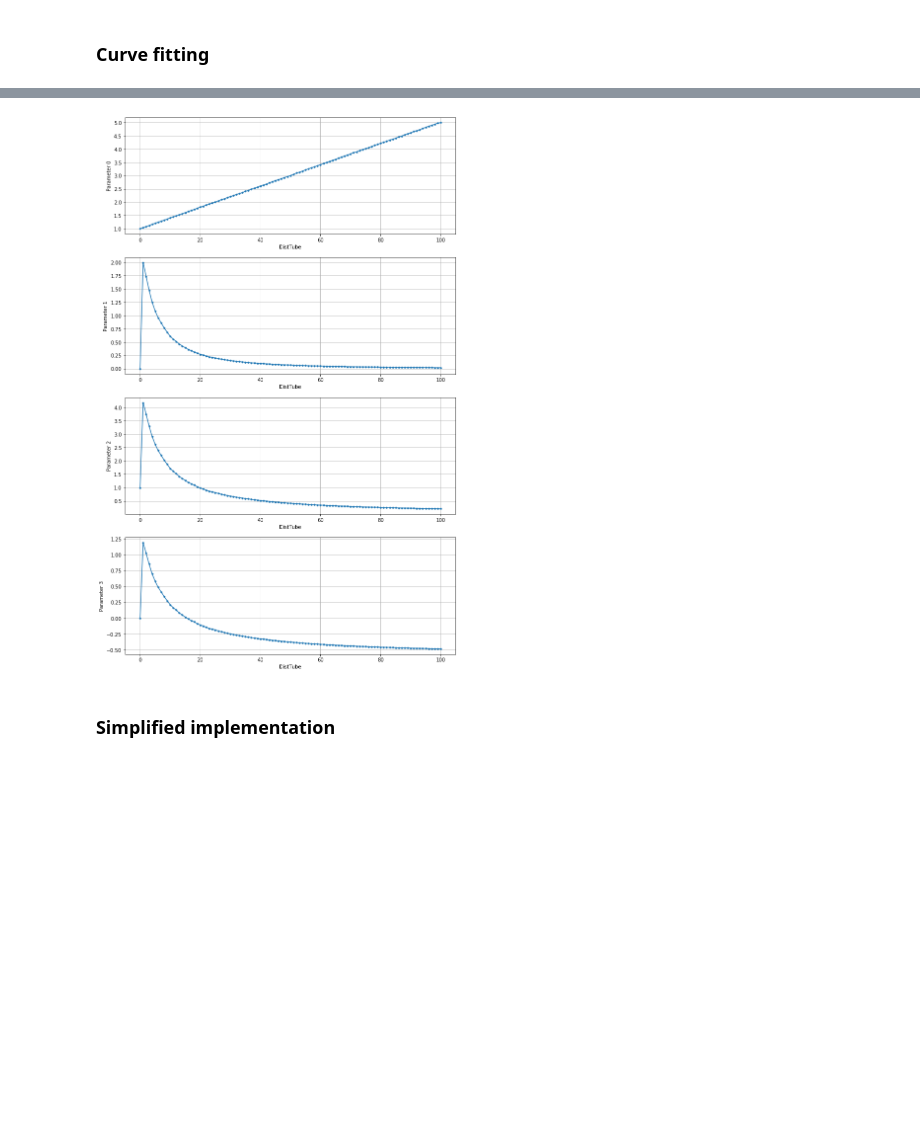
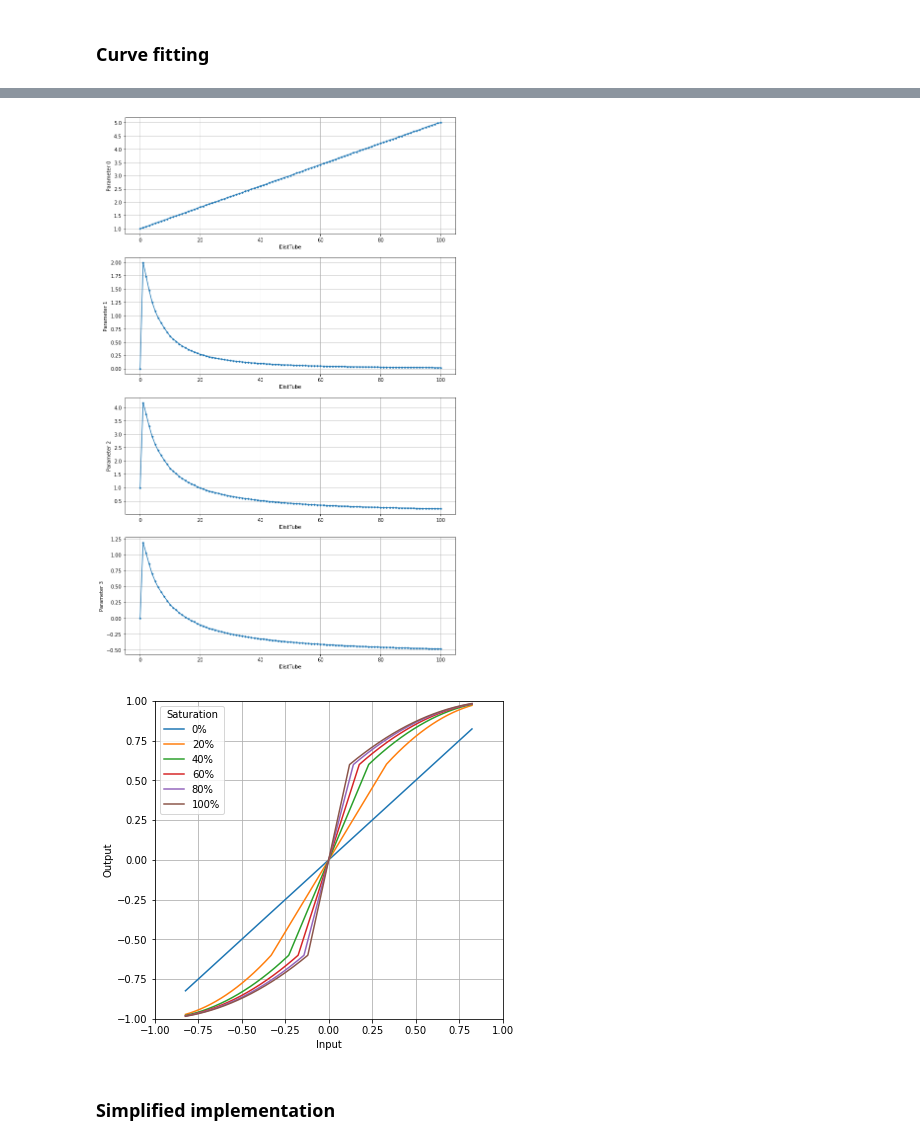
Before and after one commit to soerenbnoergaard/reverse-camel, a Jupyter notebook: notebook/Camel Crusher analysis.ipynb, the cells around one changed output, grey strips where cells are left out. Saved outputs shown, nothing was run; the diff lists cells and outputs as text; code cells hidden in the pictures; blank space fills up the shorter version.

```diff
--- a/notebook/Camel Crusher analysis.ipynb
+++ b/notebook/Camel Crusher analysis.ipynb
@@ -164,18 +164,33 @@ decorate_io_plot(ax)
 # %%
 def disttube1(x, p0, p1, p2, p3):
     y = p0*x
     rn = y < -0.6
     rp = y > 0.6
     y[rn] = np.polyval([p1, p2, p3], y[rn])
     y[rp] = np.polyval([-p1, p2, -p3], y[rp])
     return y
 
 fits1 = fit_all(disttube1, disttube_waveshapes, p0=[1, 0, 1, 0])
 plot_params(fits1)
 df = param_table(fits1)
+
+# Figure for documentation
+subset = {k:disttube_waveshapes[k] for k in disttube_waveshapes if k in [0, 20, 40, 60, 80, 100]}
+fig, ax = plt.subplots(1, 1, figsize=[6, 5.2])
+for d, (wx, wy) in subset.items():
+    ax.plot(wx, disttube1(wx, *fits1[d]), label="{:.0f}%".format(d))
+ax.legend(title="Saturation")
+ax.set_xlabel("Input")
+ax.set_ylabel("Output")
+ax.grid(True)
+ax.set_xlim(-1, 1)
+ax.set_ylim(-1, 1)
+fig.tight_layout()
+fig.savefig("sat_io.png")
 # %% [output]
 [figure]
 [figure]
+[figure, added]
 # %% [markdown]
 ### Simplified implementation
 # %%
```
Also changed, not shown: parts of 1 cell of this notebook.
